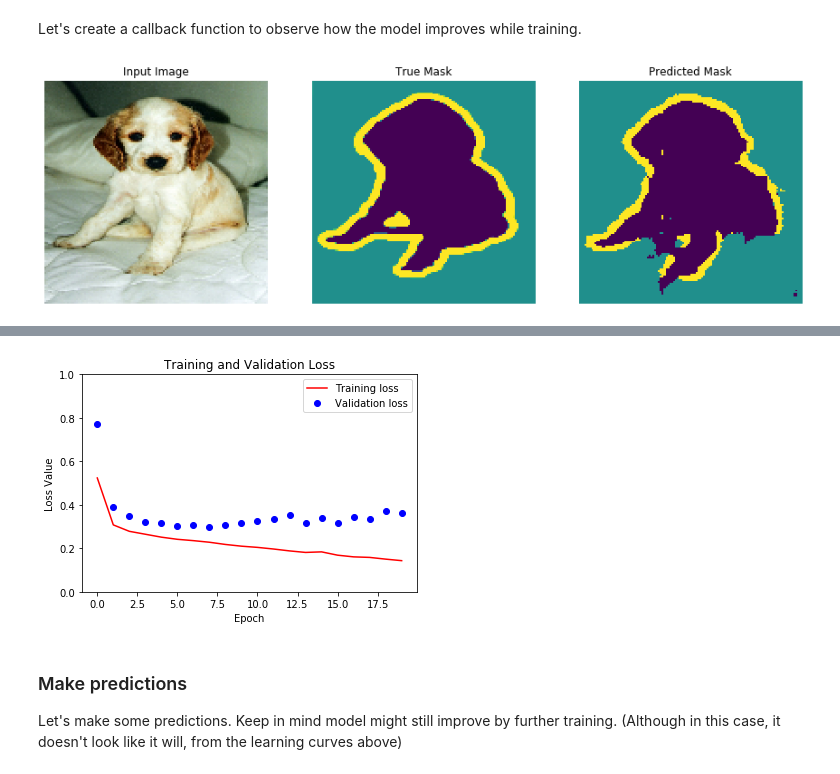
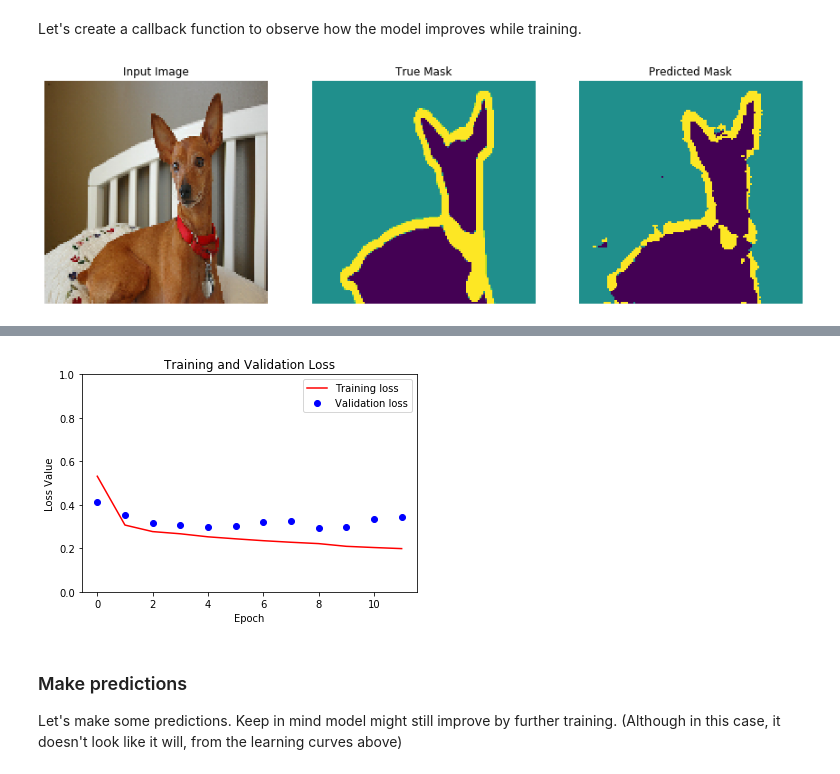
Before and after one commit to vbfall/halte, a Jupyter notebook: spikes/image_segmentation_tf_tutorial.ipynb, the cells around one changed output, grey strips where cells are left out. Saved outputs shown, nothing was run; the diff lists cells and outputs as text; code cells hidden in the pictures.

```diff
--- a/spikes/image_segmentation_tf_tutorial.ipynb
+++ b/spikes/image_segmentation_tf_tutorial.ipynb
@@ -213,14 +220,14 @@ class DisplayCallback(tf.keras.callbacks.Callback):
         show_predictions()
         print('\nSample prediction after epoch {}\n'.format(epoch+1))
 # %%
-EPOCHS = 20
+EPOCHS = 12
 VAL_SUBSPLITS = 5
 VALIDATION_STEPS = info.splits['test'].num_examples//BATCH_SIZE//VAL_SUBSPLITS
 
 model_history = model.fit(train_dataset, epochs=EPOCHS,
                          steps_per_epoch=STEPS_PER_EPOCH,
                           validation_steps=VALIDATION_STEPS,
                          validation_data=test_dataset,
                          callbacks=[DisplayCallback()])
 # %% [output]
-[figure, old version]
+[figure, new version]
@@ -243,7 +250,7 @@ plt.ylim([0, 1])
 plt.legend()
 plt.show()
 # %% [output]
-[figure, old version]
+[figure, new version]
 # %% [markdown]
 ### Make predictions
 
```
Also changed, not shown: parts of 7 cells of this notebook, 4 other files.
